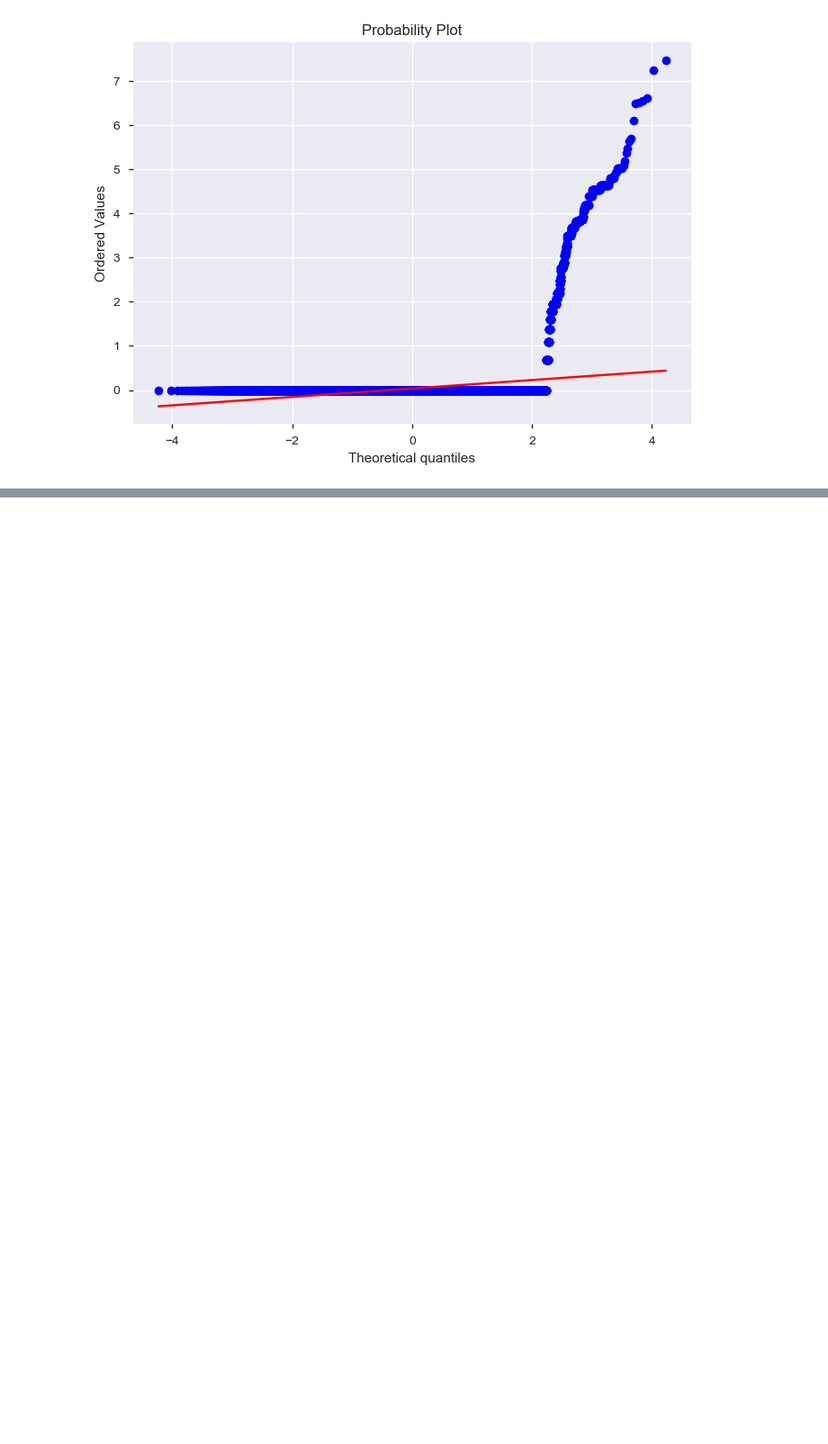
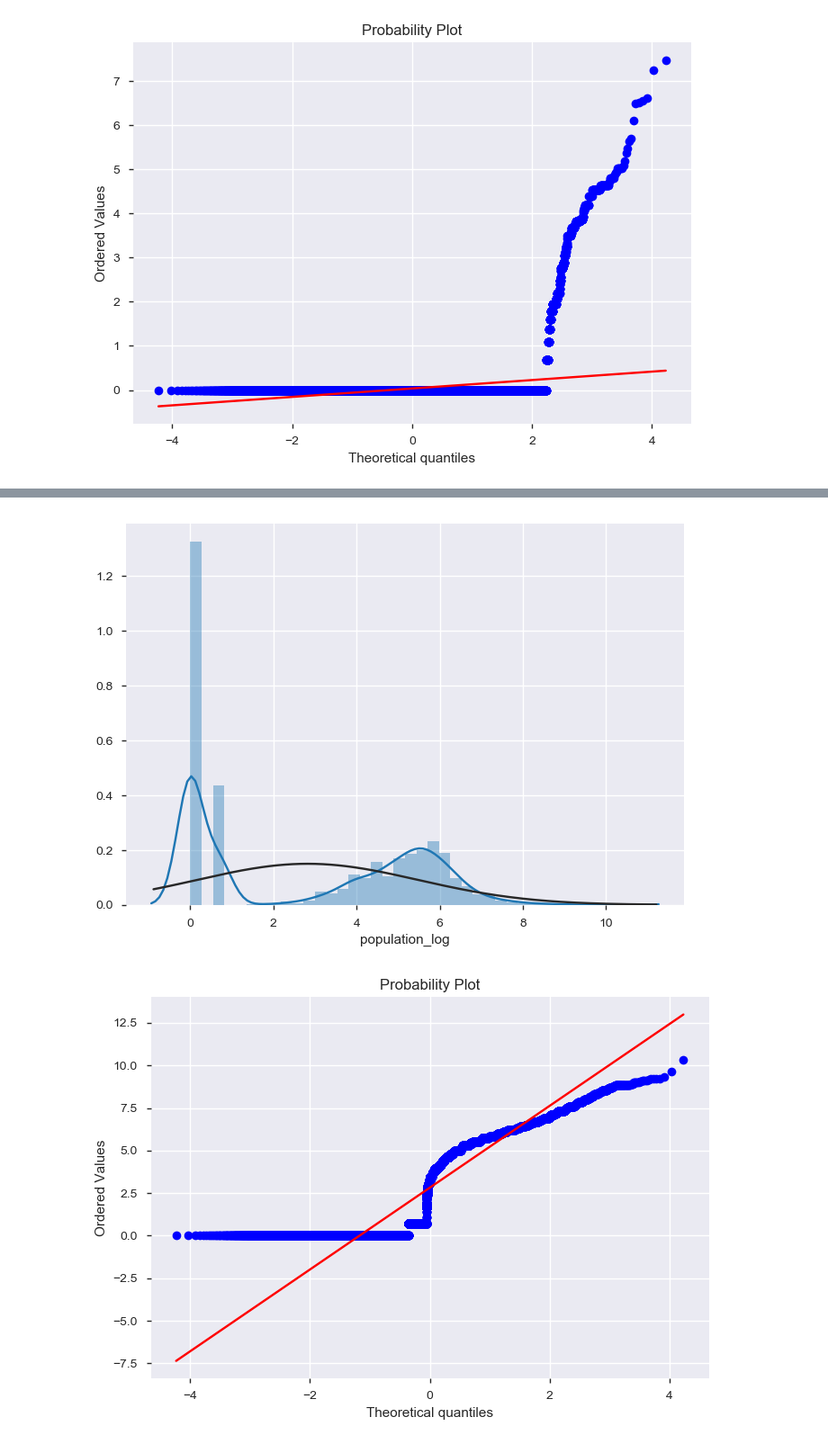
Before and after one commit to omidbadr/Data_Mining_the_Water_Table, a Jupyter notebook: Pump_DrivenData.ipynb, the cells around one changed output, grey strips where cells are left out. Shown at 90% size. Cells and saved outputs as stored; diff of their text form; code cells hidden in the pictures; blank space fills up the shorter version.

```diff
--- a/Pump_DrivenData.ipynb
+++ b/Pump_DrivenData.ipynb
@@ -291,0 +323,10 @@ ax = sns.countplot(data_train['status_group'] , label = "Count")
+# %%
+#applying log transformation
+data_train['population_log'] = (1+data_train['population']).apply(np.log)
+
+sns.distplot(data_train['population_log'], fit=stats.norm);
+fig = plt.figure()
+res = stats.probplot(data_train['population_log'], plot=plt)
+# %% [output]
+[figure, added]
+[figure, added]
```
Also changed, not shown: parts of 22 cells of this notebook.
